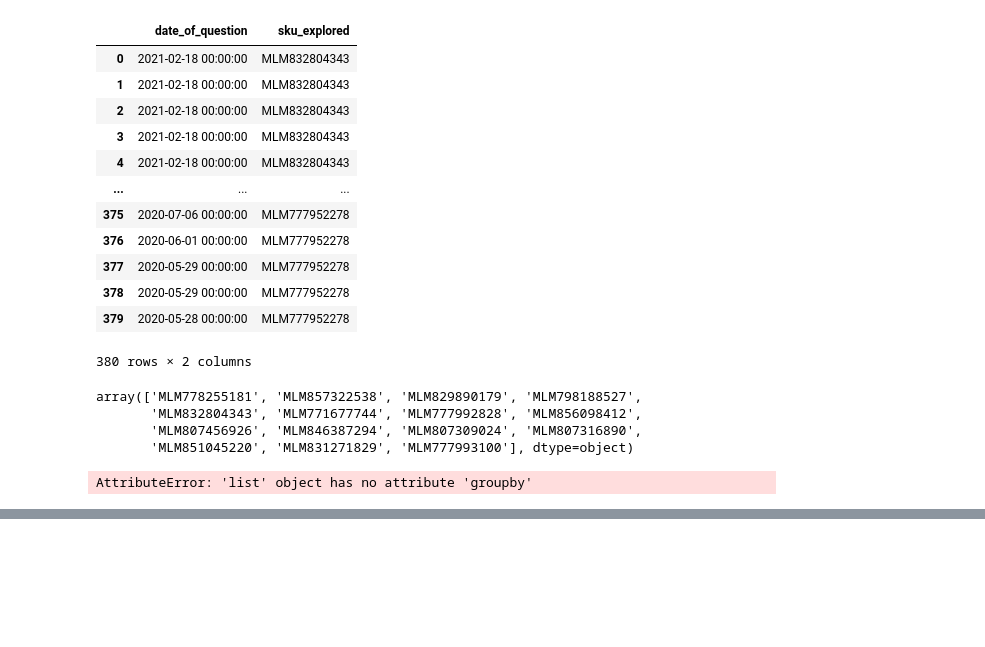
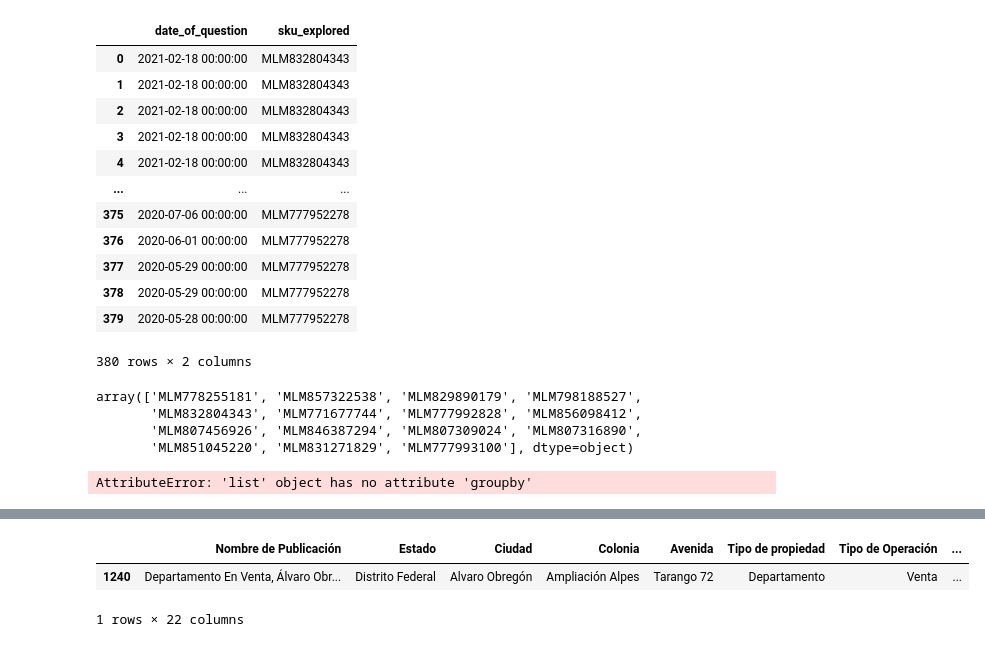
Before and after one commit to trezeget-1/meli_project, a Jupyter notebook: Mercado Libre - REAL STATE - API.ipynb, the cells around one changed output, grey strips where cells are left out. Cells and saved outputs as stored; diff of their text form; code cells hidden in the pictures; blank space fills up the shorter version.

Commit message:
I ran some random checks to see if the information on the Mercado Libre dataset was correct

```diff
--- a/Mercado Libre - REAL STATE - API.ipynb
+++ b/Mercado Libre - REAL STATE - API.ipynb
@@ -1413,0 +1456,8 @@ AttributeError: 'list' object has no attribute 'groupby'
+# %%
+link_to_check = 'https://departamento.mercadolibre.com.mx/MLM-870468631-departamento-en-venta-alvaro-obregon-ciudad-de-mexico-_JM'
+
+propiedades_df.loc[propiedades_df['Link de la publicación']== link_to_check , :]
+# %% [output]
+|  | Nombre de Publicación | Estado | Ciudad | Colonia | Avenida | Tipo de propiedad | Tipo de Operación | ... |
+| 1240 | Departamento En Venta, Álvaro Obr... | Distrito Federal | Alvaro Obregón | Ampliación Alpes | Tarango 72 | Departamento | Venta | ... |
+1 rows × 22 columns
```
Also changed, not shown: parts of 4 cells of this notebook.
